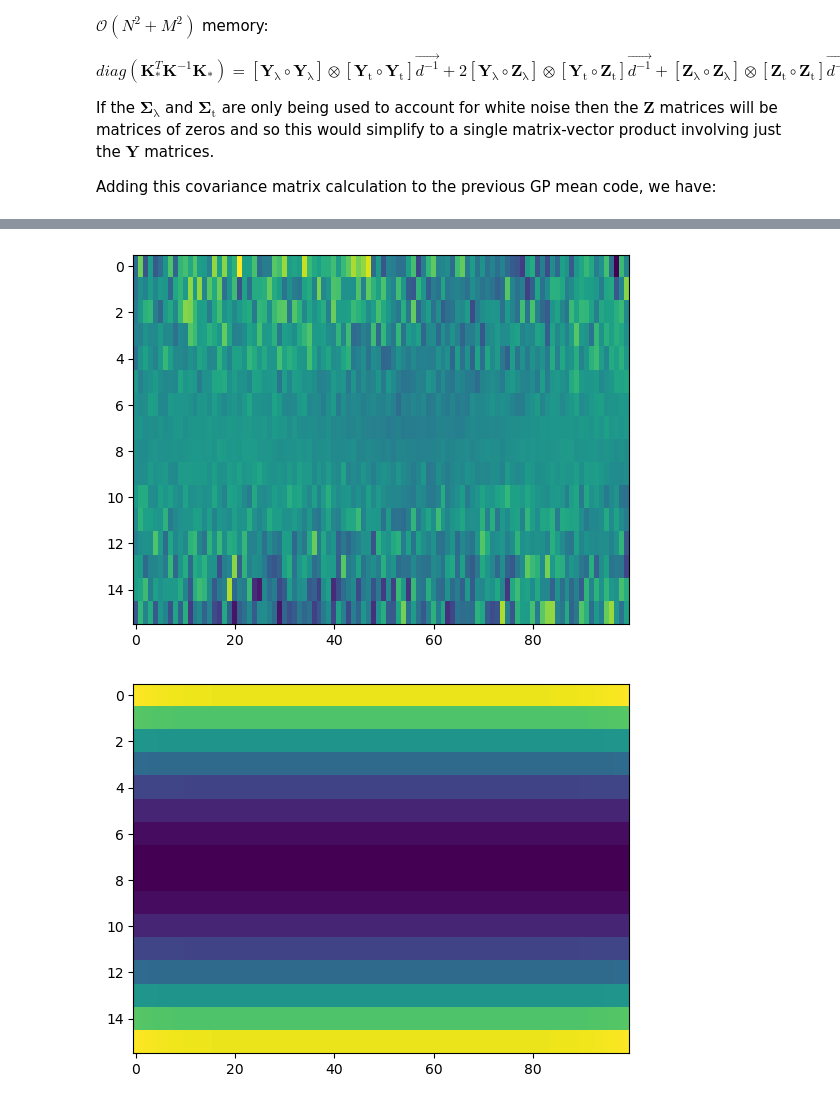
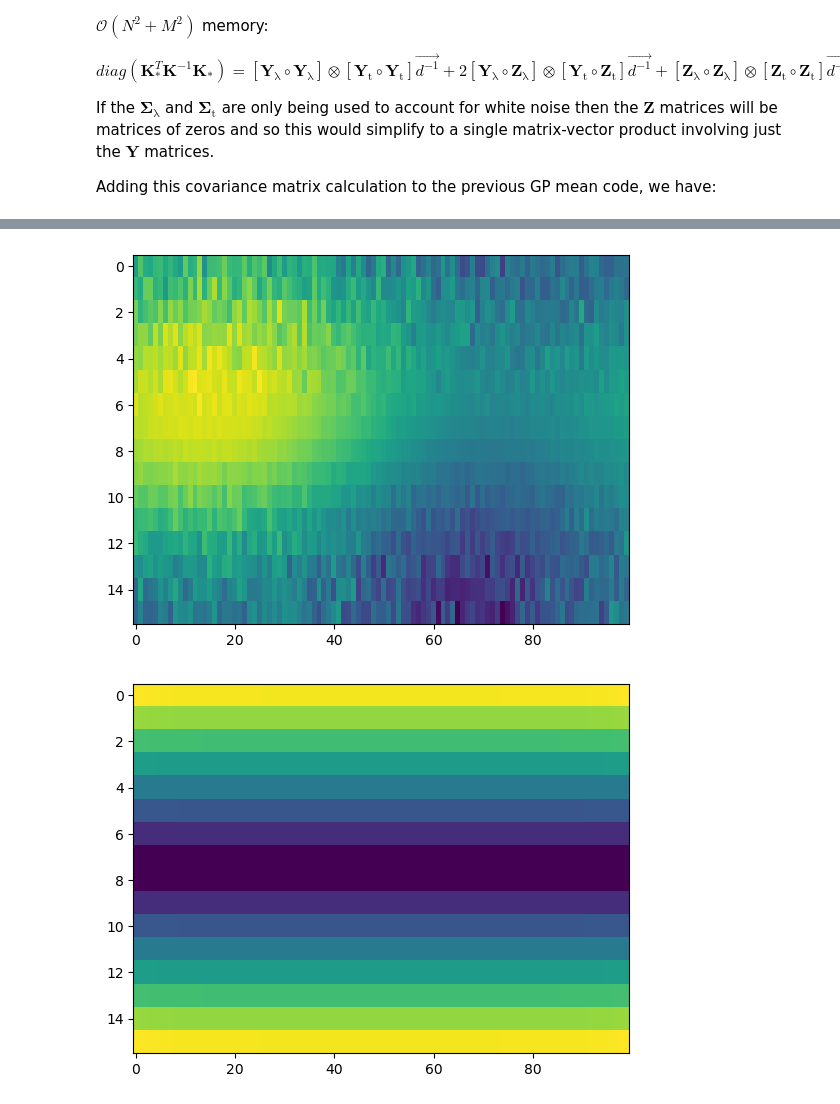
Before and after one commit to markfortune/luas, a Jupyter notebook: 2D GP Optimisations (NumPy tutorial).ipynb, the cells around one changed output, grey strips where cells are left out. Cells and saved outputs as stored; diff of their text form; code cells hidden in the pictures.

```diff
--- a/2D GP Optimisations (NumPy tutorial).ipynb
+++ b/2D GP Optimisations (NumPy tutorial).ipynb
@@ -578,13 +579,17 @@ def generate_covariance_matrices(N_l, N_t):
 
 N_l = 64 # Number of wavelength channels
 N_t = 100 # Number of time exposures
-hp_dict = {"Kl":[5e-4, 1000.], "Kt":[1., 0.1], "Sl":[0., 1000.], "wn":wn_amp}
-
-Kl, Kt, Sl, St = generate_covariance_matrices(N_l, N_t)
 
 x_l = np.linspace(4000, 7000, N_l)  # Central wavelength of bins in angstrom
 x_t = np.linspace(-0.15, 0.15, N_t) # Timestamps for our synthetic observations
 
+wn_amp = (x_l - x_l.mean())**2
+wn_amp /= wn_amp.max()
+wn_amp = 1e-4*(1 + 10*wn_amp)
+
+hp_dict = {"Kl":[5e-4, 1000.], "Kt":[1., 0.1], "Sl":[0., 1000.], "wn":wn_amp}
+
+Kl, Kt, Sl, St = generate_covariance_matrices(N_l, N_t)
 
 Kl = kf(x_l, x_l, [5e-4, 1000], wn=False)
 Kt = kf(x_t, x_t, [1., 0.1], wn=False)
@@ -827,7 +833,7 @@ def gp_predict(R, x_l, x_l_s, x_t, x_t_s, hp_dict):
     sigma_diag -= kron_prod(Z_l**2, Z_t**2, D_inv)
     sigma_diag -= 2*kron_prod(Y_l * Z_l, Y_t * Z_t, D_inv)
 
-    return gp_mean, sigma_diag
+    return gp_mean, np.sqrt(sigma_diag)
 
 
 N_l = 16 # Number of wavelength channels
@@ -862,2 +868,2 @@ plt.show()
-[figure, old version]
+[figure, new version]
-[figure, old version]
+[figure, new version]
```
Also changed, not shown: parts of 12 cells of this notebook, 1 other file.
